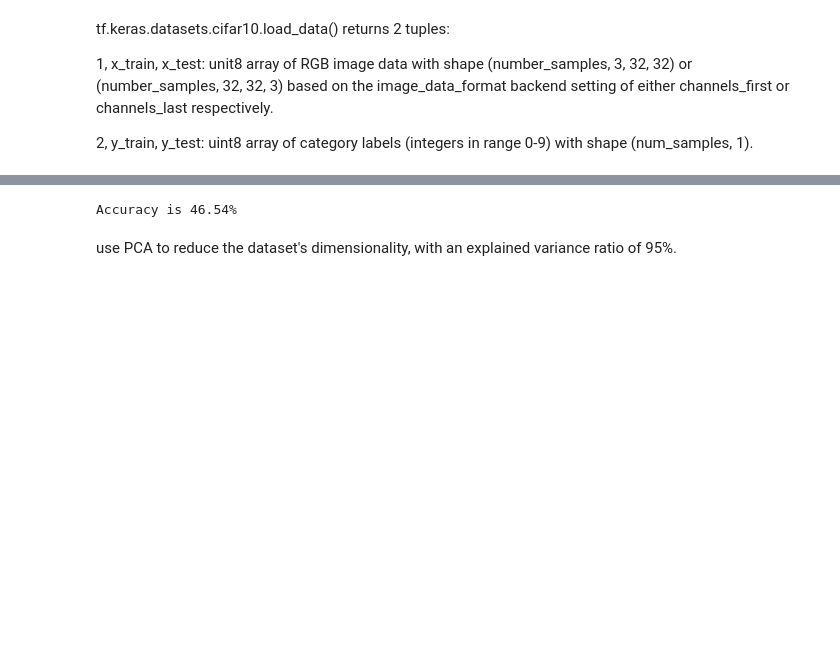
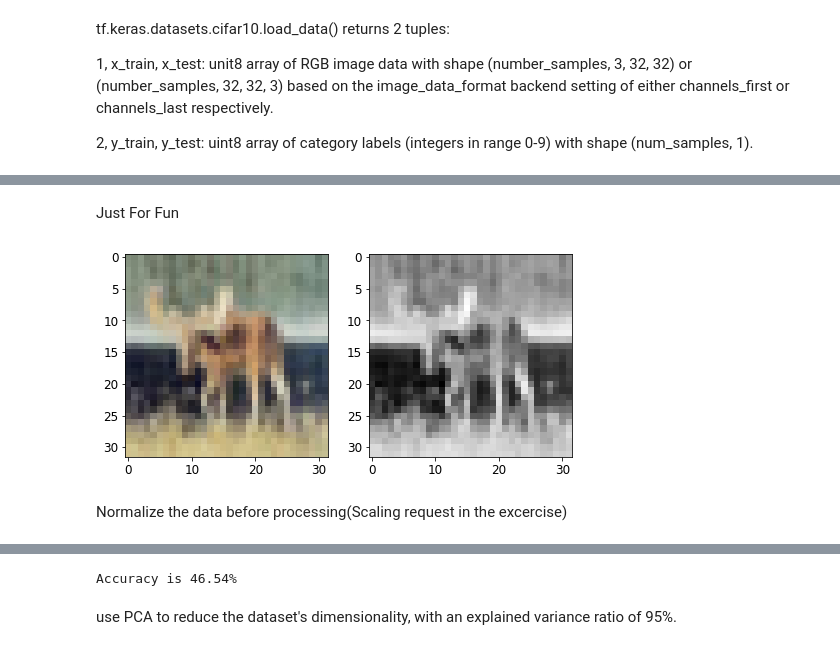
Before and after one commit to abbyWoot/AML, a Jupyter notebook: AML_Project3_JiahuiWu.ipynb, the cells around one changed output, grey strips where cells are left out. Drawn from its saved outputs; the diff is of its cells as text; code cells hidden in the pictures; blank space fills up the shorter version.

```diff
--- a/AML_Project3_JiahuiWu.ipynb
+++ b/AML_Project3_JiahuiWu.ipynb
@@ -67,0 +78,29 @@ tf.keras.datasets.cifar10.load_data() returns 2 tuples:
+# %% [markdown]
+Just For Fun
+# %%
+def grayscale(data, dtype='float32'):
+    # luma coding weighted average in video systems
+    r, g, b = np.asarray(.3, dtype=dtype), np.asarray(.59, dtype=dtype), np.asarray(.11, dtype=dtype)
+    rst = r * data[:, :, :, 0] + g * data[:, :, :, 1] + b * data[:, :, :, 2]
+    # add channel dimension
+    rst = np.expand_dims(rst, axis=3)
+    return rst
+
+X_train_gray = grayscale(X_train)
+X_test_gray = grayscale(X_test)
+
+# now we have only one channel in the images
+img_channels = 1
+
+# plot a randomly chosen image
+img = 28  #image number
+plt.figure(figsize=(8, 8))
+plt.subplot(1, 2, 1)
+plt.imshow(X_train[img], interpolation='none')
+plt.subplot(1, 2, 2)
+plt.imshow(X_train_gray[img, :, :, 0], cmap=plt.get_cmap('gray'), interpolation='none')
+plt.show()
+# %% [output]
+[figure, added]
+# %% [markdown]
+Normalize the data before processing(Scaling request in the excercise)
```
Also changed, not shown: parts of 25 cells of this notebook.
